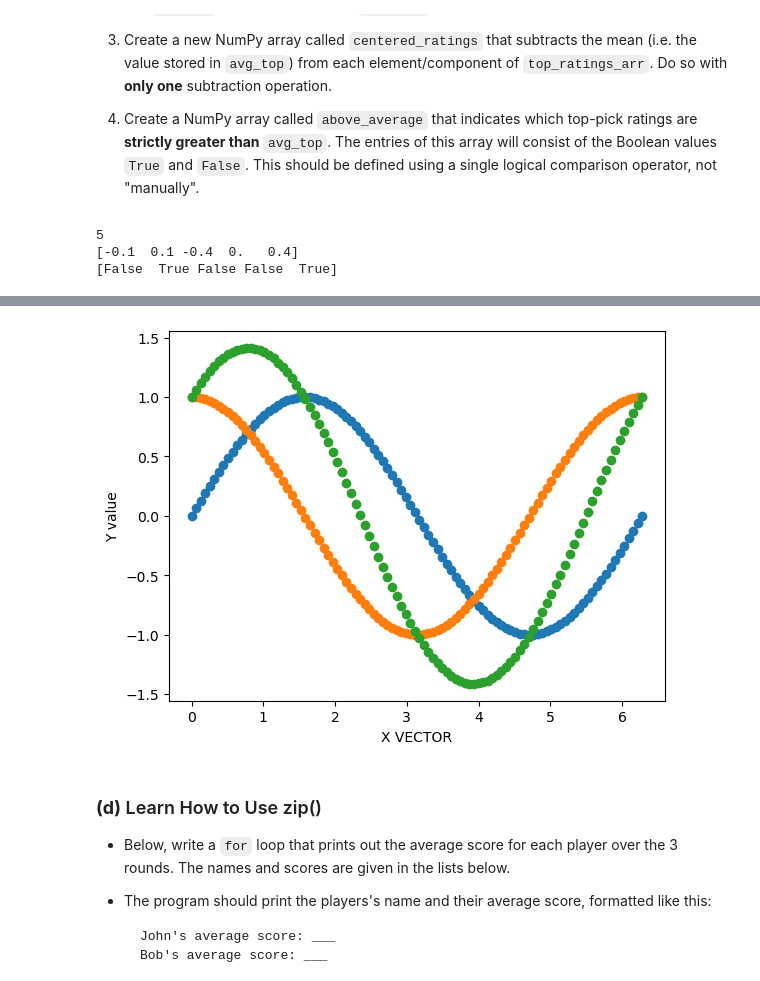
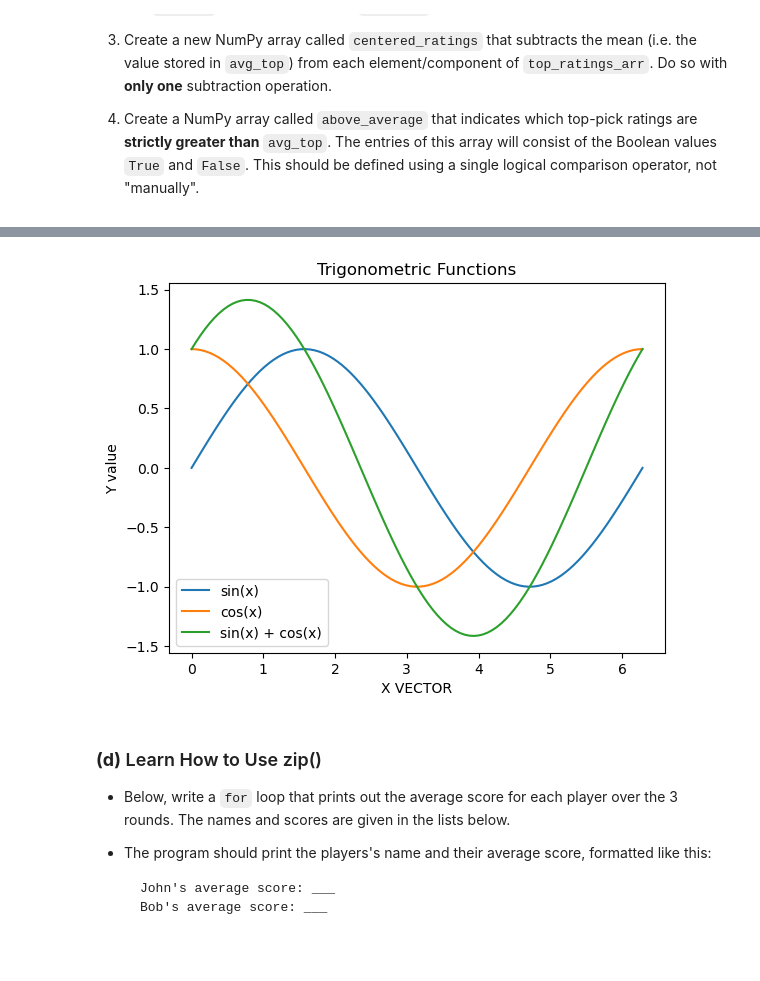
Before and after one commit to AarinSingh1/datasci151-2026, a Jupyter notebook: _assignments/assignment_4/Assignment4.ipynb, the cells around one changed output, grey strips where cells are left out. Drawn from its saved outputs; the diff is of its cells as text; code cells hidden in the pictures; blank space fills up the shorter version.

```diff
--- a/_assignments/assignment_4/Assignment4.ipynb
+++ b/_assignments/assignment_4/Assignment4.ipynb
@@ -73,25 +73,14 @@ Using NumPy, do the following:
 
 4. Create a NumPy array called `above_average` that indicates which top-pick ratings are **strictly greater than** `avg_top`. The entries of this array will consist of the Boolean values `True` and `False`. This should be defined using a single logical comparison operator, not "manually".
 # %%
-# Write your answer here
-top_ratings_arr = np.array(top_pick_ratings)
+top_ratings_arr = np.array(top_picks_ratings)
 
-num_top = np.size(top_pick_titles) #np.size gives count
-print(num_top)
-
+num_top = np.size(top_ratings_arr)
 avg_top = np.mean(top_ratings_arr)
 max_top = np.max(top_ratings_arr)
 
-
-centered_ratings = top_pick_ratings - avg_top
-print(centered_ratings)
-
-above_average = (top_pick_ratings > avg_top)
-print(above_average)
+centered_ratings = top_ratings_arr - avg_top
+above_average = top_ratings_arr > avg_top
-# %% [output]
-5
-[-0.1  0.1 -0.4  0.   0.4]
-[False  True False False  True]
 # %% [markdown]
 ### **(c)** For-loops + Plotting
 
@@ -112,28 +101,27 @@ print(above_average)
 
 <img src="figures/trig_functions.png" alt="drawing" width="350"/>
 # %%
-# Write your answer here
-vec_x = np.linspace(0, 2 * np.pi, 100)
-#print(vec_x)
-
-vec_y1 = np.array(np.sin(vec_x))
 
 
-vec_y2 = np.array(np.cos(vec_x))
+vec_x = np.linspace(0, 2 * np.pi, 100)
 
+vec_y1 = np.sin(vec_x)
+vec_y2 = np.cos(vec_x)
+vec_y3 = np.sin(vec_x) + np.cos(vec_x)
 
-vec_y3 = np.array(np.sin(vec_x) + np.cos(vec_x))
+list_vectors = [vec_y1, vec_y2, vec_y3]
+labels = ["sin(x)", "cos(x)", "sin(x) + cos(x)"]
 
-
-lst = [vec_y1, vec_y2, vec_y3]
-
-for vec in lst:
-    plt.scatter(x = vec_x, y = vec)
-    plt.xlabel("X VECTOR")
-    plt.ylabel("Y value")
+for vec, label in zip(list_vectors, labels):
+    plt.plot(vec_x, vec, label=label)
+a
+plt.xlabel("X VECTOR")
+plt.ylabel("Y value")
+plt.title("Trigonometric Functions")
+plt.legend()
 plt.show()
 # %% [output]
-[figure, old version]
+[figure, new version]
 # %% [markdown]
 ### **(d)** Learn How to Use zip()
 
```
